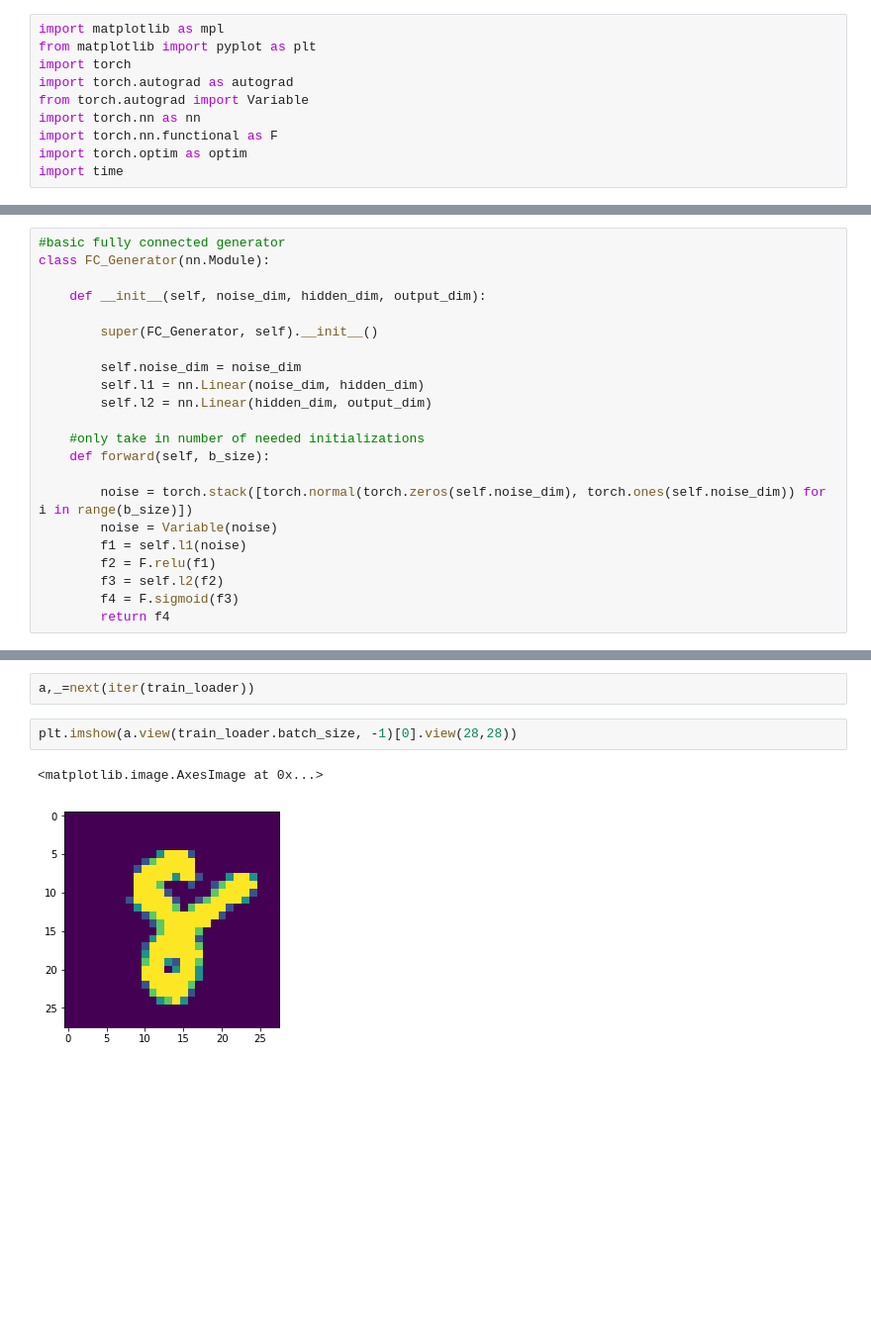
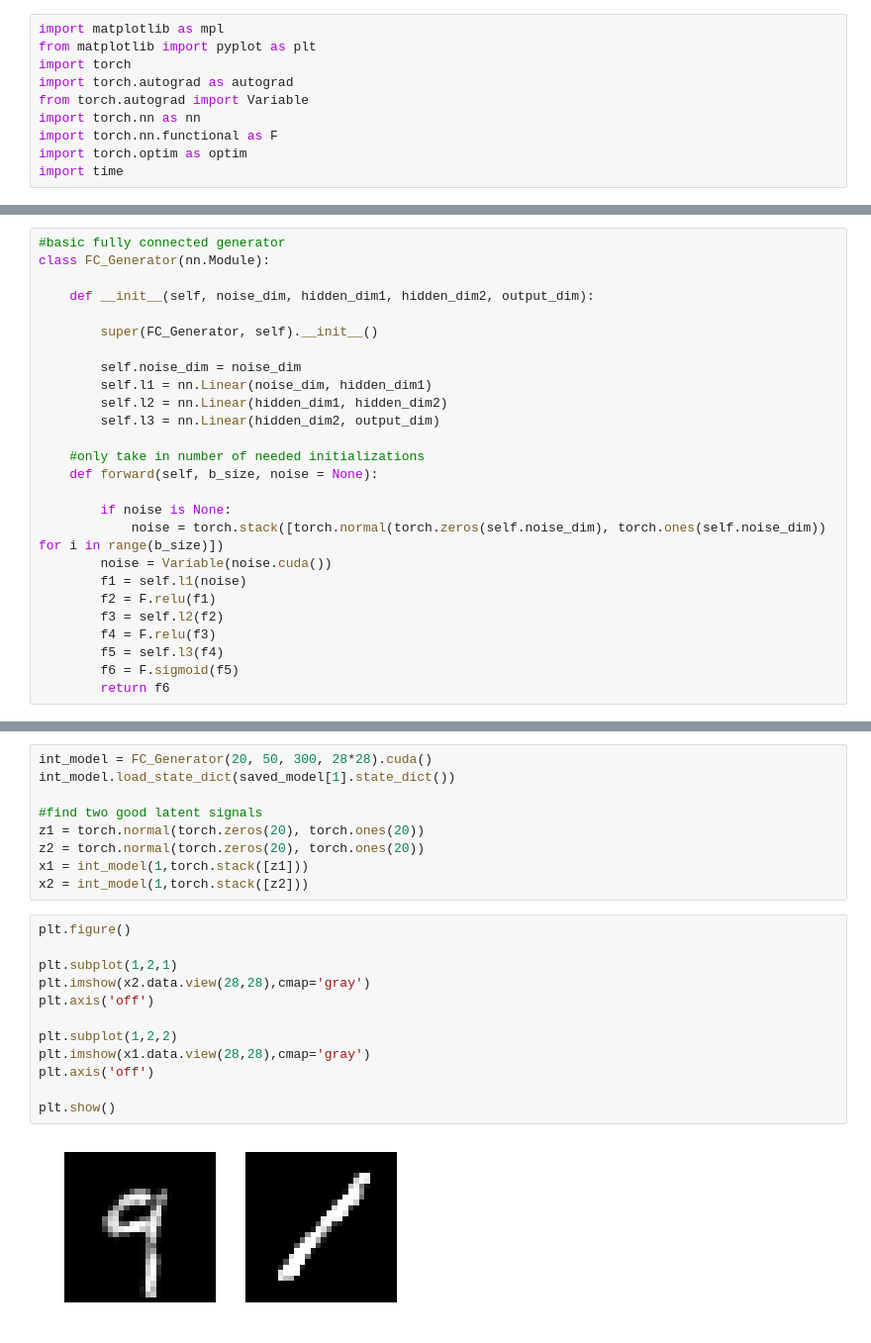
Before and after one commit to rfgordan/cs287-s18, a Jupyter notebook: HW4/GAN.ipynb, the cells around one changed output, grey strips where cells are left out. Shown at 99% size. Drawn from its saved outputs; the diff is of its cells as text; blank space fills up the shorter version.

```diff
--- a/HW4/GAN.ipynb
+++ b/HW4/GAN.ipynb
@@ -93,24 +46,28 @@ test_loader = torch.utils.data.DataLoader(test, batch_size=BATCH_SIZE, shuffle=T
 #basic fully connected generator
 class FC_Generator(nn.Module):
 
-    def __init__(self, noise_dim, hidden_dim, output_dim):
+    def __init__(self, noise_dim, hidden_dim1, hidden_dim2, output_dim):
 
         super(FC_Generator, self).__init__()
 
         self.noise_dim = noise_dim
-        self.l1 = nn.Linear(noise_dim, hidden_dim)
-        self.l2 = nn.Linear(hidden_dim, output_dim)
+        self.l1 = nn.Linear(noise_dim, hidden_dim1)
+        self.l2 = nn.Linear(hidden_dim1, hidden_dim2)
+        self.l3 = nn.Linear(hidden_dim2, output_dim)
 
     #only take in number of needed initializations
-    def forward(self, b_size):
+    def forward(self, b_size, noise = None):
 
-        noise = torch.stack([torch.normal(torch.zeros(self.noise_dim), torch.ones(self.noise_dim)) for i in range(b_size)])
-        noise = Variable(noise)
+        if noise is None:
+            noise = torch.stack([torch.normal(torch.zeros(self.noise_dim), torch.ones(self.noise_dim)) for i in range(b_size)])
+        noise = Variable(noise.cuda())
         f1 = self.l1(noise)
         f2 = F.relu(f1)
         f3 = self.l2(f2)
-        f4 = F.sigmoid(f3)
-        return f4
+        f4 = F.relu(f3)
+        f5 = self.l3(f4)
+        f6 = F.sigmoid(f5)
+        return f6
 # %%
 #basic fully connected 1 layer discriminator
 class FC_Discriminator(nn.Module):
@@ -266,7 +216,23 @@ plt.imshow(train_img[1].squeeze())
-# %%
-a,_=next(iter(train_loader))
-# %%
-plt.imshow(a.view(train_loader.batch_size, -1)[0].view(28,28))
-# %% [output]
-<matplotlib.image.AxesImage at 0x...>
-[figure, removed]
+# %%
+int_model = FC_Generator(20, 50, 300, 28*28).cuda()
+int_model.load_state_dict(saved_model[1].state_dict())
+
+#find two good latent signals
+z1 = torch.normal(torch.zeros(20), torch.ones(20))
+z2 = torch.normal(torch.zeros(20), torch.ones(20))
+x1 = int_model(1,torch.stack([z1]))
+x2 = int_model(1,torch.stack([z2]))
+# %%
+plt.figure()
+
+plt.subplot(1,2,1)
+plt.imshow(x2.data.view(28,28),cmap='gray')
+plt.axis('off')
+
+plt.subplot(1,2,2)
+plt.imshow(x1.data.view(28,28),cmap='gray')
+plt.axis('off')
+
+plt.show()
+# %% [output]
+[figure, added]
```
Also changed, not shown: parts of 17 cells of this notebook, 1 other file.
